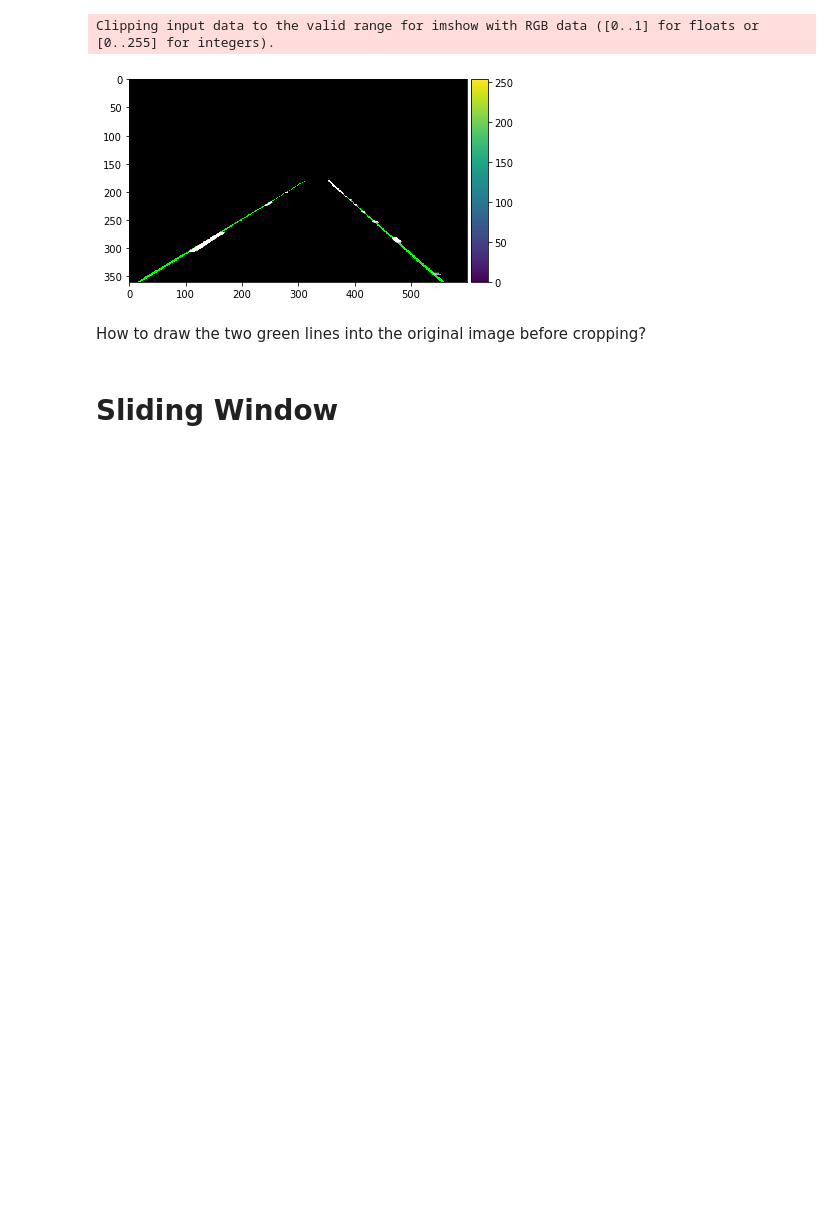
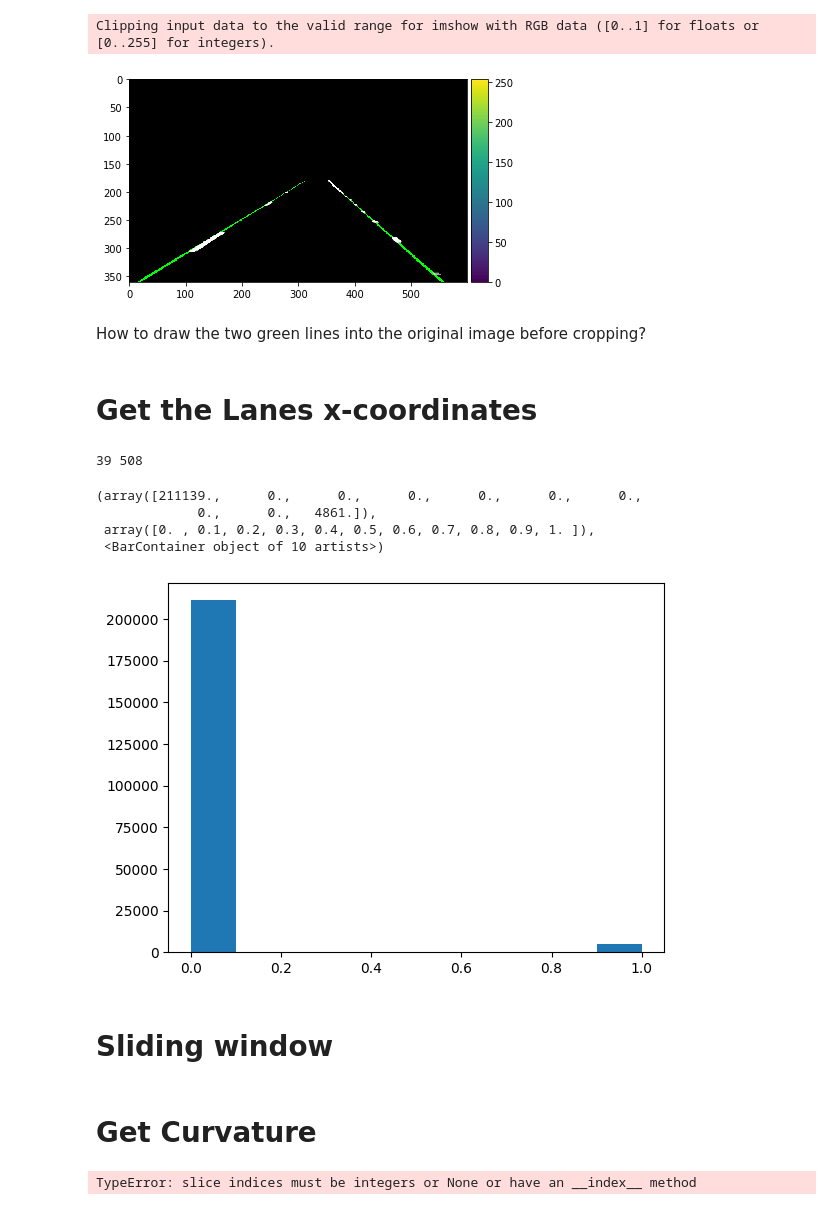
Before and after one commit to Ali-Hossam/Video-Lane-Detection, a Jupyter notebook: Lane Detection.ipynb, the cells around one changed output. Drawn from its saved outputs; the diff is of its cells as text; code cells hidden in the pictures; blank space fills up the shorter version.

Commit message:
Update Lane Detection.ipynb
TestV1

```diff
--- a/Lane Detection.ipynb
+++ b/Lane Detection.ipynb
@@ -241,4 +245,31 @@ Clipping input data to the valid range for imshow with RGB data ([0..1] for floa
 # %% [markdown]
 How to draw the two green lines into the original image before cropping?
 # %% [markdown]
-# Sliding Window
+# Get the Lanes x-coordinates
+# %%
+def Get_lanes_bases(img):
+
+    # Get the Histogram of the bottom half of the frame captured
+    half_frame = img.shape[0] //2
+
+    crop_half_frame = img[half_frame:,:]
+    axis_Histogram = np.sum(crop_half_frame,axis = 0)
+
+    # Get where is the max values located on the x-axis
+    left_lane = np.argmax(axis_Histogram[:img.shape[1]//2])
+    right_lane = (img.shape[1]//2) + np.argmax(axis_Histogram[img.shape[1]//2:])
+
+    return left_lane, right_lane
+# %%
+left, right = Get_lanes_bases(opened_img)
+print(left, right)
+plt.hist(opened_img.astype(int).reshape(-1))
+# %% [output]
+39 508
+(array([211139.,      0.,      0.,      0.,      0.,      0.,      0.,
+             0.,      0.,   4861.]),
+ array([0. , 0.1, 0.2, 0.3, 0.4, 0.5, 0.6, 0.7, 0.8, 0.9, 1. ]),
+ <BarContainer object of 10 artists>)
+[figure, added]
+# %% [markdown]
+# Sliding window
@@ -244,0 +324,2 @@ How to draw the two green lines into the original image before cropping?
+# %% [markdown]
+# Get Curvature
@@ -244,0 +345,8 @@ How to draw the two green lines into the original image before cropping?
+# %%
+L_curve, R_curve = sliding_window(opened_img, opened_img.shape[0], left, right, 70, 40)
+dir, L_curve_val, R_curve_val = get_Curvature(L_curve, R_curve, 150)
+
+print(f'Direction = {dir}')
+print(f'Curve = {L_curve_val}')
+# %% [output]
+TypeError: slice indices must be integers or None or have an __index__ method
```
Also changed, not shown: parts of 8 cells of this notebook.
